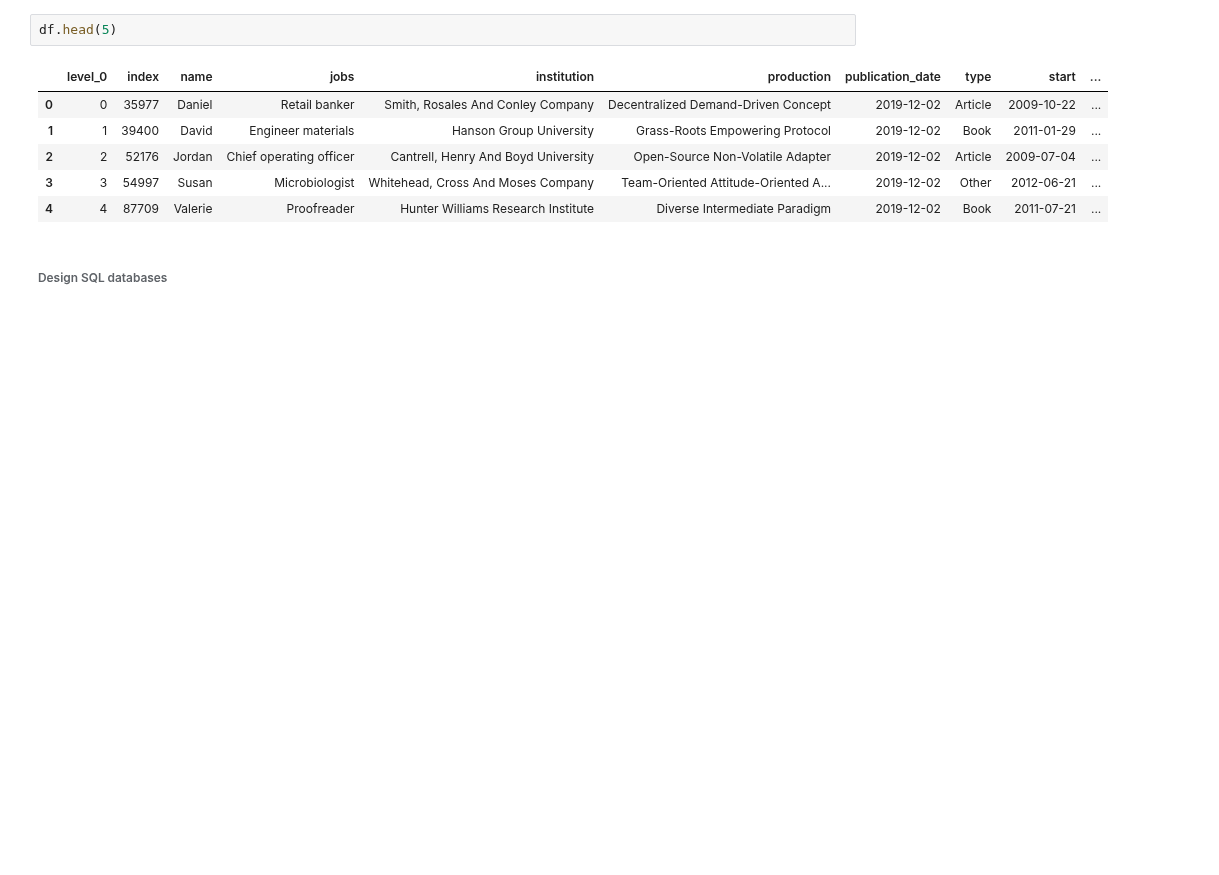
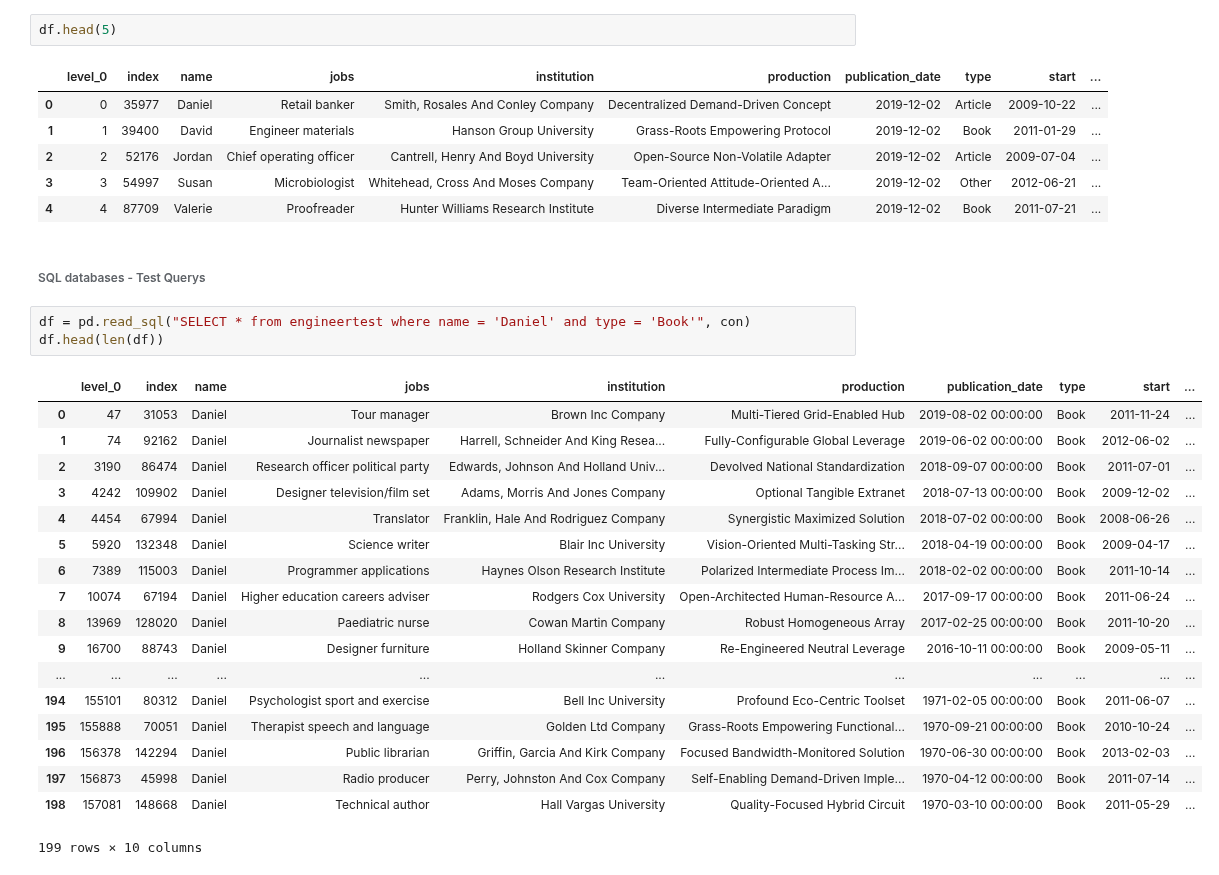
Before and after one commit to Naraujo13/data-engineer-test, a Jupyter notebook: data-engineer-test.ipynb, the cells around one changed output. Cells and saved outputs as stored; diff of their text form; blank space fills up the shorter version.

Commit message:
SQL databases - Test Querys

```diff
--- a/data-engineer-test.ipynb
+++ b/data-engineer-test.ipynb
@@ -156,4 +156,26 @@ df.head(5)
 | 3 | 3 | 54997 | Susan | Microbiologist | Whitehead, Cross And Moses Company | Team-Oriented Attitude-Oriented A... | 2019-12-02 | Other | 2012-06-21 | ... |
 | 4 | 4 | 87709 | Valerie | Proofreader | Hunter Williams Research Institute | Diverse Intermediate Paradigm | 2019-12-02 | Book | 2011-07-21 | ... |
 # %% [markdown]
-###### Design SQL databases
+###### SQL databases - Test Querys
+# %%
+df = pd.read_sql("SELECT * from engineertest where name = 'Daniel' and type = 'Book'", con)
+df.head(len(df))
+# %% [output]
+|  | level_0 | index | name | jobs | institution | production | publication_date | type | start | ... |
+| 0 | 47 | 31053 | Daniel | Tour manager | Brown Inc Company | Multi-Tiered Grid-Enabled Hub | 2019-08-02 00:00:00 | Book | 2011-11-24 | ... |
+| 1 | 74 | 92162 | Daniel | Journalist newspaper | Harrell, Schneider And King Resea... | Fully-Configurable Global Leverage | 2019-06-02 00:00:00 | Book | 2012-06-02 | ... |
+| 2 | 3190 | 86474 | Daniel | Research officer political party | Edwards, Johnson And Holland Univ... | Devolved National Standardization | 2018-09-07 00:00:00 | Book | 2011-07-01 | ... |
+| 3 | 4242 | 109902 | Daniel | Designer television/film set | Adams, Morris And Jones Company | Optional Tangible Extranet | 2018-07-13 00:00:00 | Book | 2009-12-02 | ... |
+| 4 | 4454 | 67994 | Daniel | Translator | Franklin, Hale And Rodriguez Company | Synergistic Maximized Solution | 2018-07-02 00:00:00 | Book | 2008-06-26 | ... |
+| 5 | 5920 | 132348 | Daniel | Science writer | Blair Inc University | Vision-Oriented Multi-Tasking Str... | 2018-04-19 00:00:00 | Book | 2009-04-17 | ... |
+| 6 | 7389 | 115003 | Daniel | Programmer applications | Haynes Olson Research Institute | Polarized Intermediate Process Im... | 2018-02-02 00:00:00 | Book | 2011-10-14 | ... |
+| 7 | 10074 | 67194 | Daniel | Higher education careers adviser | Rodgers Cox University | Open-Architected Human-Resource A... | 2017-09-17 00:00:00 | Book | 2011-06-24 | ... |
+| 8 | 13969 | 128020 | Daniel | Paediatric nurse | Cowan Martin Company | Robust Homogeneous Array | 2017-02-25 00:00:00 | Book | 2011-10-20 | ... |
+| 9 | 16700 | 88743 | Daniel | Designer furniture | Holland Skinner Company | Re-Engineered Neutral Leverage | 2016-10-11 00:00:00 | Book | 2009-05-11 | ... |
+| ... | ... | ... | ... | ... | ... | ... | ... | ... | ... | ... |
+| 194 | 155101 | 80312 | Daniel | Psychologist sport and exercise | Bell Inc University | Profound Eco-Centric Toolset | 1971-02-05 00:00:00 | Book | 2011-06-07 | ... |
+| 195 | 155888 | 70051 | Daniel | Therapist speech and language | Golden Ltd Company | Grass-Roots Empowering Functional... | 1970-09-21 00:00:00 | Book | 2010-10-24 | ... |
+| 196 | 156378 | 142294 | Daniel | Public librarian | Griffin, Garcia And Kirk Company | Focused Bandwidth-Monitored Solution | 1970-06-30 00:00:00 | Book | 2013-02-03 | ... |
+| 197 | 156873 | 45998 | Daniel | Radio producer | Perry, Johnston And Cox Company | Self-Enabling Demand-Driven Imple... | 1970-04-12 00:00:00 | Book | 2011-07-14 | ... |
+| 198 | 157081 | 148668 | Daniel | Technical author | Hall Vargas University | Quality-Focused Hybrid Circuit | 1970-03-10 00:00:00 | Book | 2011-05-29 | ... |
+199 rows × 10 columns
```
